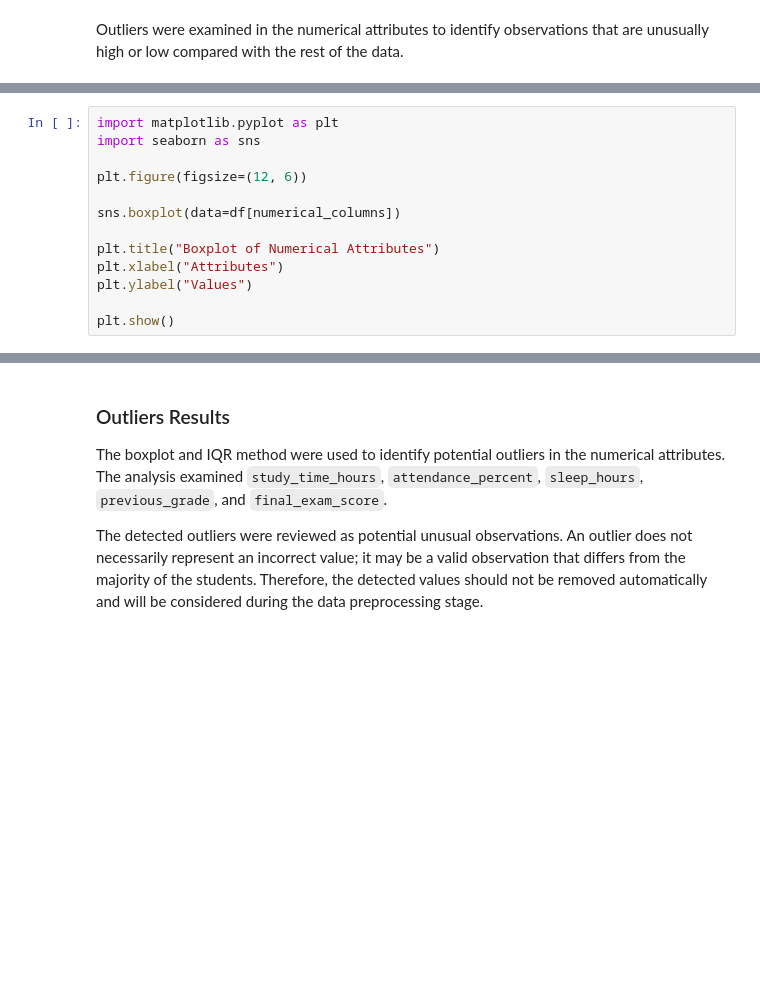
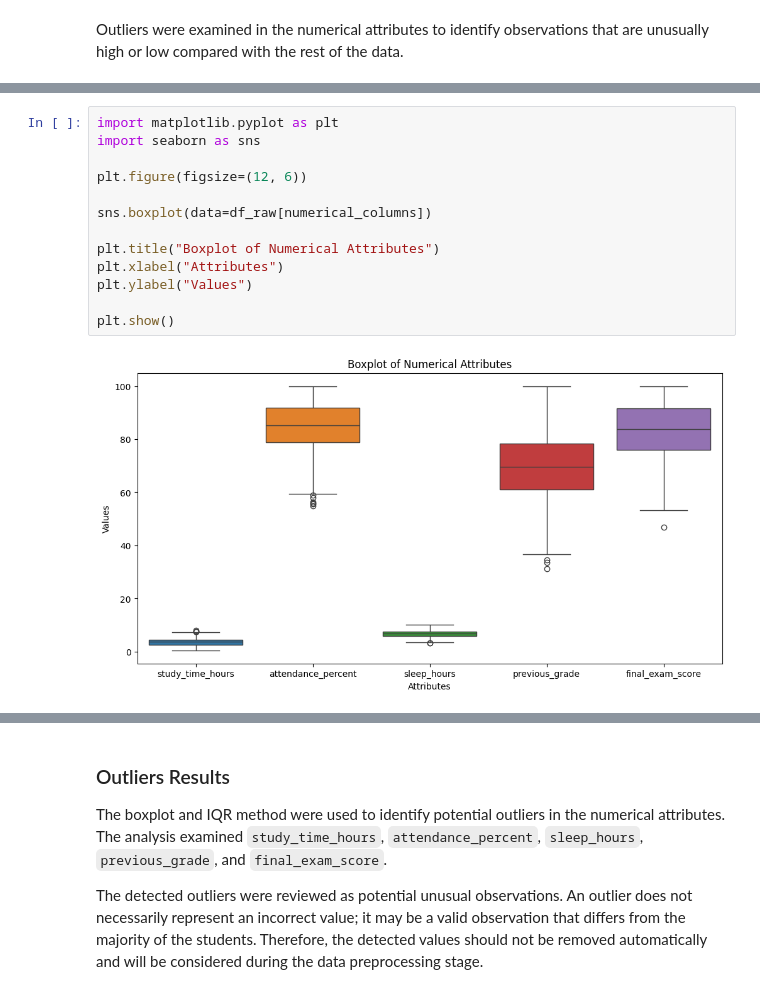
Before and after one commit to Ghhaidaa/Data-Mining-Project-, a Jupyter notebook: Phase2.ipynb, the cells around one changed output, grey strips where cells are left out. Drawn from its saved outputs; the diff is of its cells as text; blank space fills up the shorter version.

```diff
--- a/Phase2.ipynb
+++ b/Phase2.ipynb
@@ -81,16 +103,18 @@ print(numerical_columns)
 # %%
 import matplotlib.pyplot as plt
 import seaborn as sns
 
 plt.figure(figsize=(12, 6))
 
-sns.boxplot(data=df[numerical_columns])
+sns.boxplot(data=df_raw[numerical_columns])
 
 plt.title("Boxplot of Numerical Attributes")
 plt.xlabel("Attributes")
 plt.ylabel("Values")
 
 plt.show()
+# %% [output]
+[figure, added]
 # %%
 # Detect outliers using the IQR method
 
```
Also changed, not shown: parts of 4 cells of this notebook.
